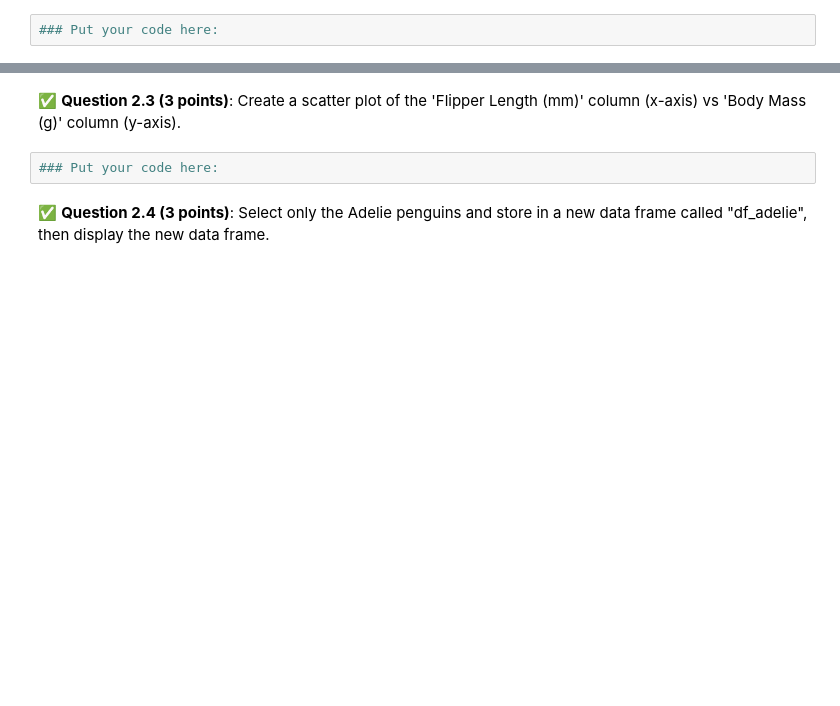
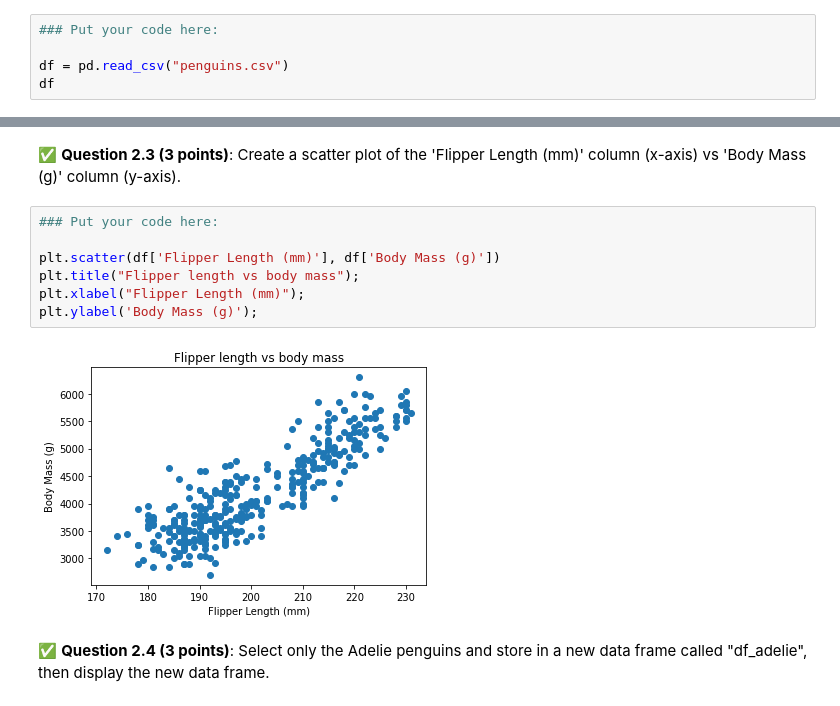
Before and after one commit to interlic/CMSE202, a Jupyter notebook: midterm/CMSE202-Midterm-Section001-STUDENT.ipynb, the cells around one changed output, grey strips where cells are left out. Cells and saved outputs as stored; diff of their text form; blank space fills up the shorter version.

```diff
--- a/midterm/CMSE202-Midterm-Section001-STUDENT.ipynb
+++ b/midterm/CMSE202-Midterm-Section001-STUDENT.ipynb
@@ -72,2 +87,5 @@ What is the Unix command we have learned in this course that can be used to down
 # %%
 ### Put your code here:
+
+df = pd.read_csv("penguins.csv")
+df
@@ -75,6 +107,13 @@ What is the Unix command we have learned in this course that can be used to down
 &#9989; **Question 2.3 (3 points)**: Create a scatter plot of the 'Flipper Length (mm)' column (x-axis) vs 'Body Mass (g)' column (y-axis).
 # %%
 ### Put your code here:
+
+plt.scatter(df['Flipper Length (mm)'], df['Body Mass (g)'])
+plt.title("Flipper length vs body mass");
+plt.xlabel("Flipper Length (mm)");
+plt.ylabel('Body Mass (g)');
+# %% [output]
+[figure, added]
 # %% [markdown]
 &#9989; **Question 2.4 (3 points)**: Select only the Adelie penguins and store in a new data frame called "df_adelie", then display the new data frame.
 # %%
```
Also changed, not shown: parts of 15 cells of this notebook.
